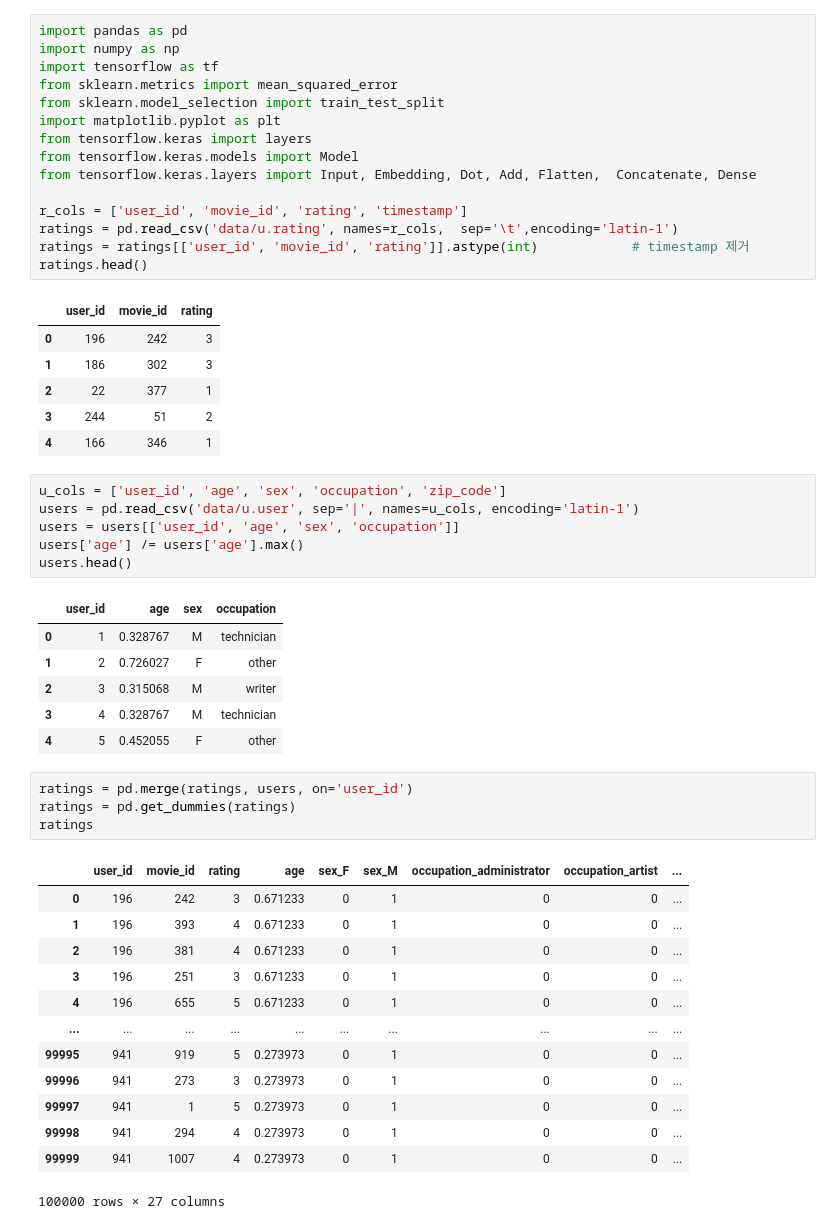
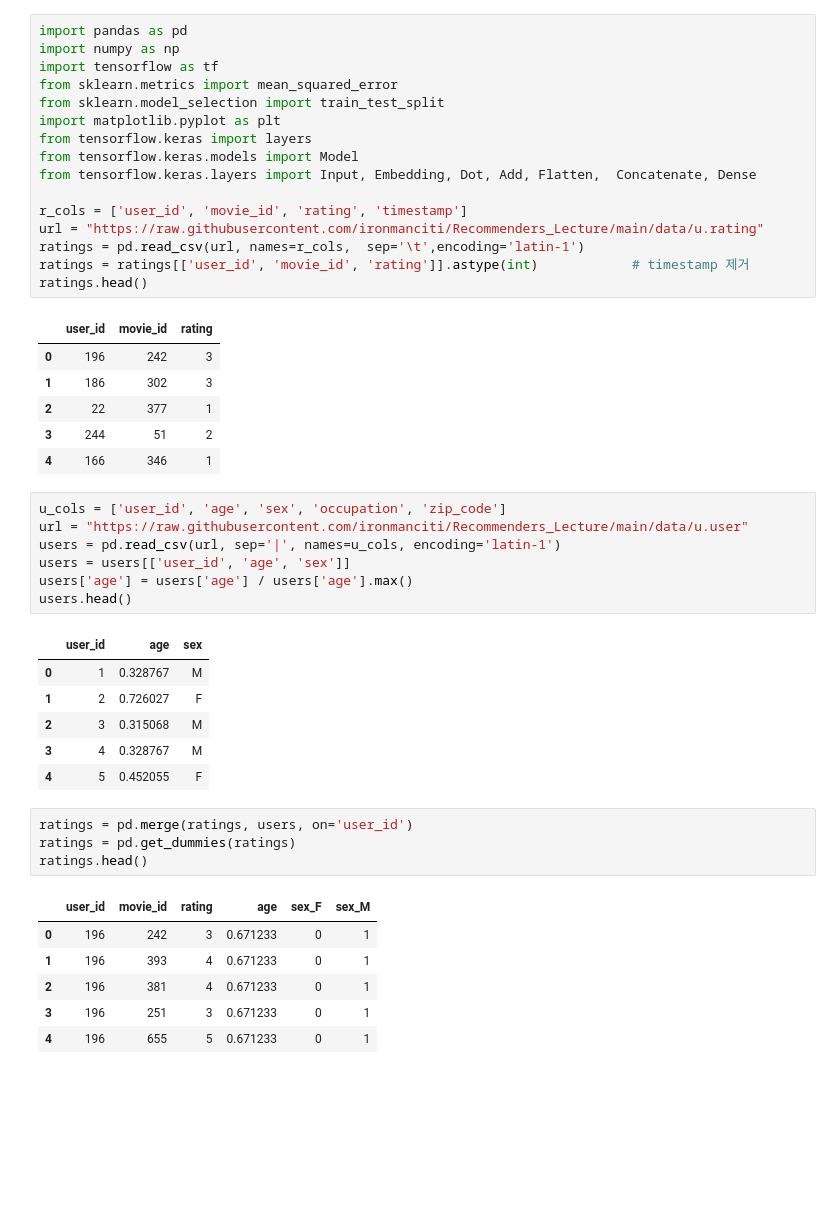
Before and after one commit to ironmanciti/Recommenders_Lecture, a Jupyter notebook: 140_MF_Keras.ipynb, the cells around one changed output. Saved outputs shown, nothing was run; the diff lists cells and outputs as text; blank space fills up the shorter version.

```diff
--- a/140_MF_Keras.ipynb
+++ b/140_MF_Keras.ipynb
@@ -45,7 +45,8 @@ from tensorflow.keras.models import Model
 from tensorflow.keras.layers import Input, Embedding, Dot, Add, Flatten,  Concatenate, Dense
 
 r_cols = ['user_id', 'movie_id', 'rating', 'timestamp']
-ratings = pd.read_csv('data/u.rating', names=r_cols,  sep='\t',encoding='latin-1')
+url = "https://raw.githubusercontent.com/ironmanciti/Recommenders_Lecture/main/data/u.rating"
+ratings = pd.read_csv(url, names=r_cols,  sep='\t',encoding='latin-1')
 ratings = ratings[['user_id', 'movie_id', 'rating']].astype(int)            # timestamp 제거
 ratings.head()
 # %% [output]
@@ -57,32 +58,26 @@ ratings.head()
 | 4 | 166 | 346 | 1 |
 # %%
 u_cols = ['user_id', 'age', 'sex', 'occupation', 'zip_code']
-users = pd.read_csv('data/u.user', sep='|', names=u_cols, encoding='latin-1')
-users = users[['user_id', 'age', 'sex', 'occupation']]
-users['age'] /= users['age'].max()
+url = "https://raw.githubusercontent.com/ironmanciti/Recommenders_Lecture/main/data/u.user"
+users = pd.read_csv(url, sep='|', names=u_cols, encoding='latin-1')
+users = users[['user_id', 'age', 'sex']]
+users['age'] = users['age'] / users['age'].max()
 users.head()
 # %% [output]
-|  | user_id | age | sex | occupation |
-| 0 | 1 | 0.328767 | M | technician |
-| 1 | 2 | 0.726027 | F | other |
-| 2 | 3 | 0.315068 | M | writer |
-| 3 | 4 | 0.328767 | M | technician |
-| 4 | 5 | 0.452055 | F | other |
+|  | user_id | age | sex |
+| 0 | 1 | 0.328767 | M |
+| 1 | 2 | 0.726027 | F |
+| 2 | 3 | 0.315068 | M |
+| 3 | 4 | 0.328767 | M |
+| 4 | 5 | 0.452055 | F |
 # %%
 ratings = pd.merge(ratings, users, on='user_id')
 ratings = pd.get_dummies(ratings)
-ratings
+ratings.head()
 # %% [output]
-|  | user_id | movie_id | rating | age | sex_F | sex_M | occupation_administrator | occupation_artist | ... |
-| 0 | 196 | 242 | 3 | 0.671233 | 0 | 1 | 0 | 0 | ... |
-| 1 | 196 | 393 | 4 | 0.671233 | 0 | 1 | 0 | 0 | ... |
-| 2 | 196 | 381 | 4 | 0.671233 | 0 | 1 | 0 | 0 | ... |
-| 3 | 196 | 251 | 3 | 0.671233 | 0 | 1 | 0 | 0 | ... |
-| 4 | 196 | 655 | 5 | 0.671233 | 0 | 1 | 0 | 0 | ... |
-| ... | ... | ... | ... | ... | ... | ... | ... | ... | ... |
-| 99995 | 941 | 919 | 5 | 0.273973 | 0 | 1 | 0 | 0 | ... |
-| 99996 | 941 | 273 | 3 | 0.273973 | 0 | 1 | 0 | 0 | ... |
-| 99997 | 941 | 1 | 5 | 0.273973 | 0 | 1 | 0 | 0 | ... |
-| 99998 | 941 | 294 | 4 | 0.273973 | 0 | 1 | 0 | 0 | ... |
-| 99999 | 941 | 1007 | 4 | 0.273973 | 0 | 1 | 0 | 0 | ... |
+|  | user_id | movie_id | rating | age | sex_F | sex_M |
+| 0 | 196 | 242 | 3 | 0.671233 | 0 | 1 |
+| 1 | 196 | 393 | 4 | 0.671233 | 0 | 1 |
+| 2 | 196 | 381 | 4 | 0.671233 | 0 | 1 |
+| 3 | 196 | 251 | 3 | 0.671233 | 0 | 1 |
+| 4 | 196 | 655 | 5 | 0.671233 | 0 | 1 |
-100000 rows × 27 columns
```
Also changed, not shown: parts of 21 cells of this notebook, 13 other files.
